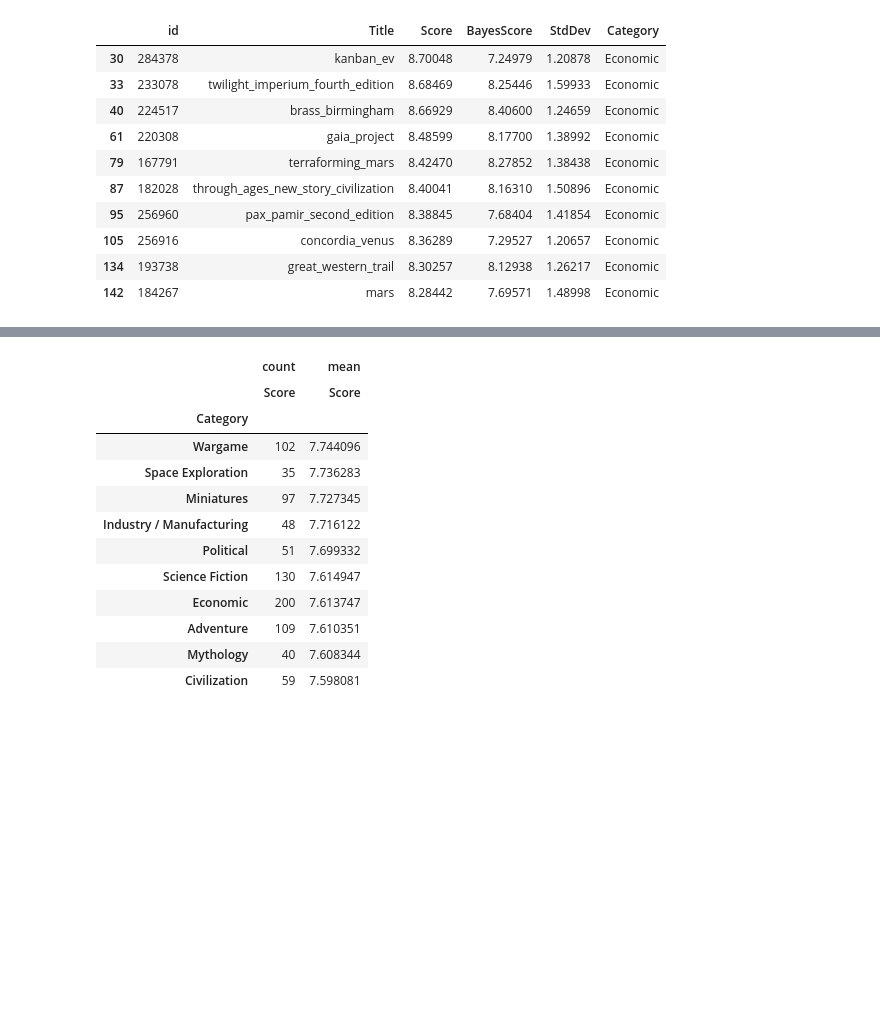
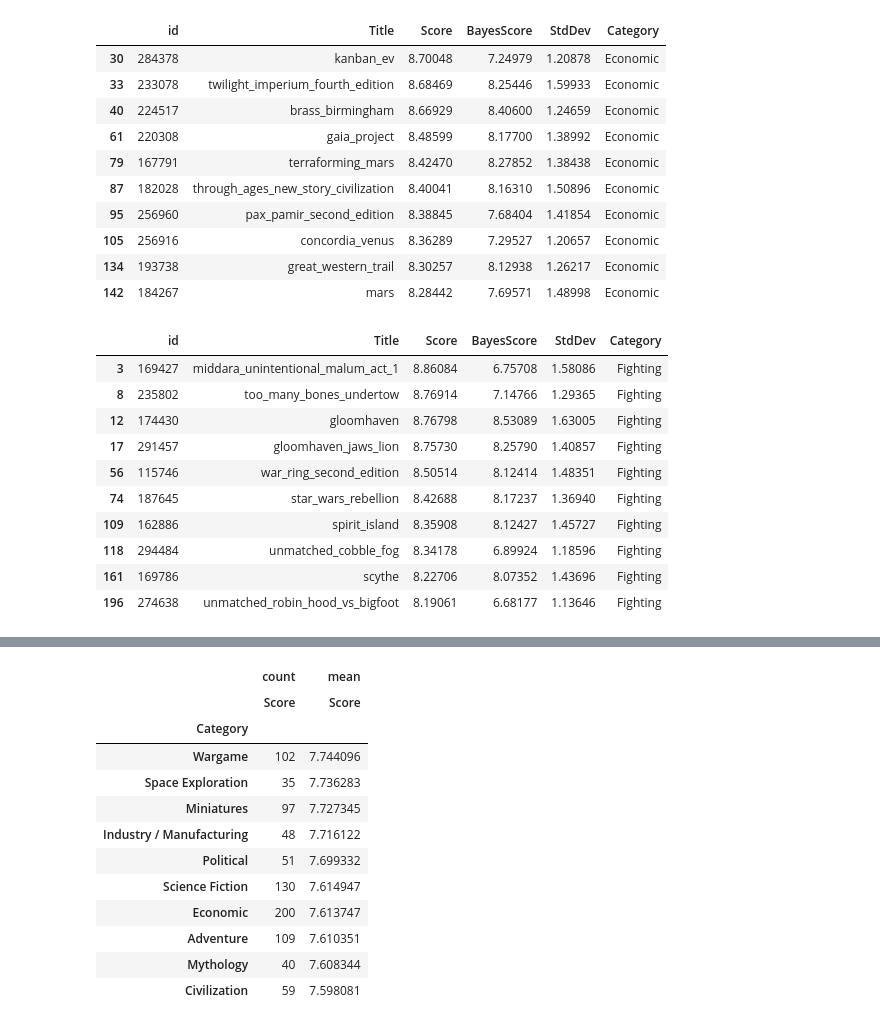
Before and after one commit to MarshallKrakauer/BGGAnalysis, a Jupyter notebook: BestCategories.ipynb, the cells around one changed output, grey strips where cells are left out. Drawn from its saved outputs; the diff is of its cells as text; code cells hidden in the pictures; blank space fills up the shorter version.

```diff
--- a/BestCategories.ipynb
+++ b/BestCategories.ipynb
@@ -72,3 +72,18 @@ df[df.Category == 'Economic'].head(10)
 | 105 | 256916 | concordia_venus | 8.36289 | 7.29527 | 1.20657 | Economic |
 | 134 | 193738 | great_western_trail | 8.30257 | 8.12938 | 1.26217 | Economic |
 | 142 | 184267 | mars | 8.28442 | 7.69571 | 1.48998 | Economic |
+# %%
+# What is a fighting game? I don't think of any board game as being a fighting game
+df[df.Category == 'Fighting'].head(10)
+# %% [output]
+|  | id | Title | Score | BayesScore | StdDev | Category |
+| 3 | 169427 | middara_unintentional_malum_act_1 | 8.86084 | 6.75708 | 1.58086 | Fighting |
+| 8 | 235802 | too_many_bones_undertow | 8.76914 | 7.14766 | 1.29365 | Fighting |
+| 12 | 174430 | gloomhaven | 8.76798 | 8.53089 | 1.63005 | Fighting |
+| 17 | 291457 | gloomhaven_jaws_lion | 8.75730 | 8.25790 | 1.40857 | Fighting |
+| 56 | 115746 | war_ring_second_edition | 8.50514 | 8.12414 | 1.48351 | Fighting |
+| 74 | 187645 | star_wars_rebellion | 8.42688 | 8.17237 | 1.36940 | Fighting |
+| 109 | 162886 | spirit_island | 8.35908 | 8.12427 | 1.45727 | Fighting |
+| 118 | 294484 | unmatched_cobble_fog | 8.34178 | 6.89924 | 1.18596 | Fighting |
+| 161 | 169786 | scythe | 8.22706 | 8.07352 | 1.43696 | Fighting |
+| 196 | 274638 | unmatched_robin_hood_vs_bigfoot | 8.19061 | 6.68177 | 1.13646 | Fighting |
```
Also changed, not shown: parts of 9 cells of this notebook, 1 other file.
